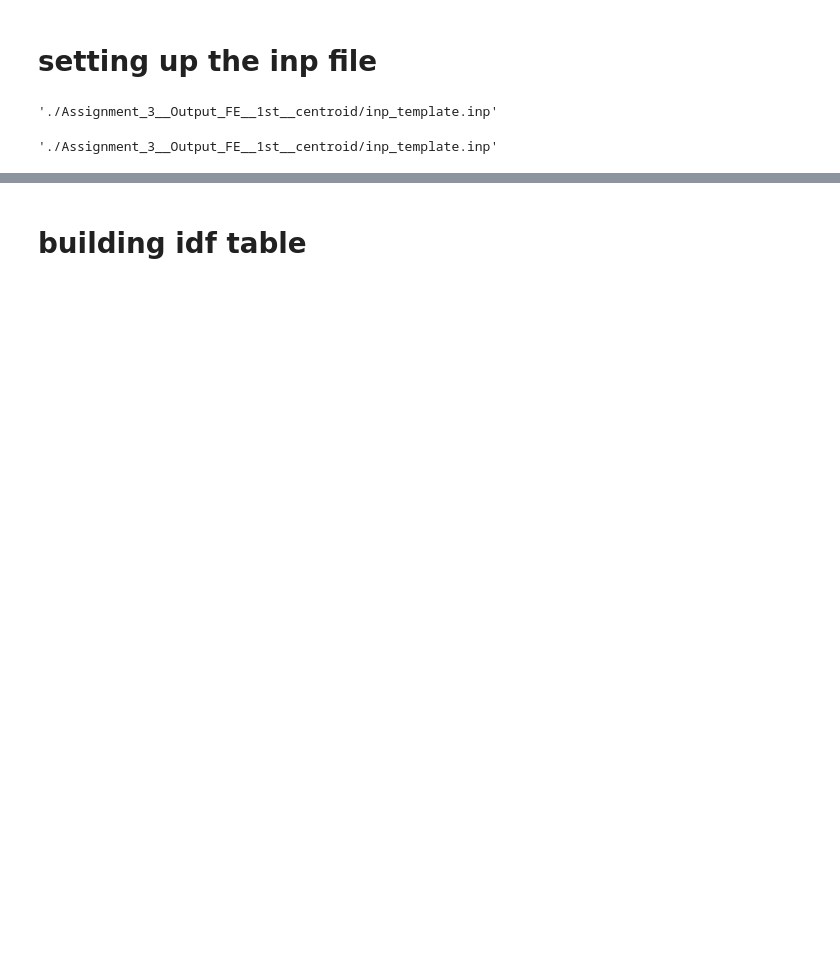
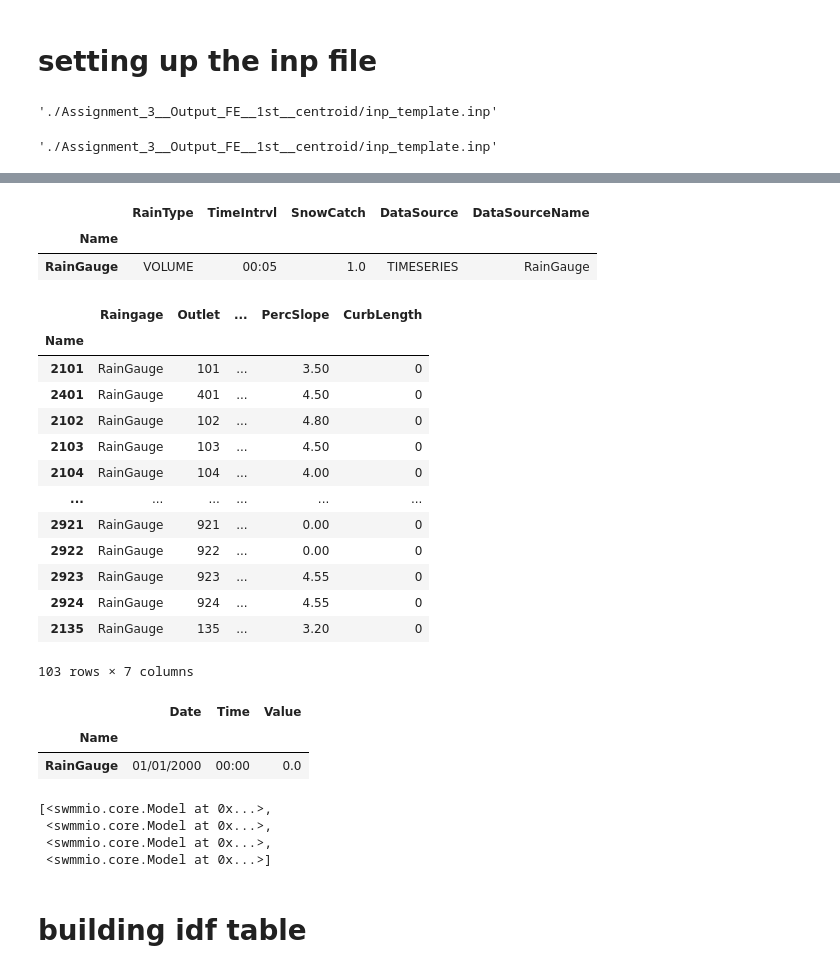
Before and after one commit to Holger-Paxi/Flood_Estimation, a Jupyter notebook: Assignment_3__1st.ipynb, the cells around one changed output, grey strips where cells are left out. Cells and saved outputs as stored; diff of their text form; code cells hidden in the pictures; blank space fills up the shorter version.

```diff
--- a/Assignment_3__1st.ipynb
+++ b/Assignment_3__1st.ipynb
@@ -84,3 +117,61 @@ with open(file=inp_file_path, mode='r+') as fp:
+# %%
+raingauges_inp_file = swmmio.utils.dataframes.dataframe_from_inp(inp_path=inp_file_path, section='[RAINGAGES]')
+raingauges_inp_file = raingauges_inp_file.iloc[:1]
+raingauges_inp_file.index = pd.Index(data=[timeseries_name], name='Name')
+raingauges_inp_file.at[timeseries_name, 'TimeIntrvl'] = str(pd.Timedelta(minutes=5)).split(sep=' ')[-1].rsplit(sep=':', maxsplit=1)[0]
+raingauges_inp_file.at[timeseries_name, 'DataSourceName'] = timeseries_name
+
+raingauges_inp_file
+# %% [output]
+|  | RainType | TimeIntrvl | SnowCatch | DataSource | DataSourceName |
+| Name |  |  |  |  |  |
+| RainGauge | VOLUME | 00:05 | 1.0 | TIMESERIES | RainGauge |
+# %%
+subcatchments_inp_file = swmmio.utils.dataframes.dataframe_from_inp(inp_path=inp_file_path, section='[SUBCATCHMENTS]')
+subcatchments_inp_file.Raingage = timeseries_name
+
+subcatchments_inp_file
+# %% [output]
+|  | Raingage | Outlet | ... | PercSlope | CurbLength |
+| Name |  |  |  |  |  |
+| 2101 | RainGauge | 101 | ... | 3.50 | 0 |
+| 2401 | RainGauge | 401 | ... | 4.50 | 0 |
+| 2102 | RainGauge | 102 | ... | 4.80 | 0 |
+| 2103 | RainGauge | 103 | ... | 4.50 | 0 |
+| 2104 | RainGauge | 104 | ... | 4.00 | 0 |
+| ... | ... | ... | ... | ... | ... |
+| 2921 | RainGauge | 921 | ... | 0.00 | 0 |
+| 2922 | RainGauge | 922 | ... | 0.00 | 0 |
+| 2923 | RainGauge | 923 | ... | 4.55 | 0 |
+| 2924 | RainGauge | 924 | ... | 4.55 | 0 |
+| 2135 | RainGauge | 135 | ... | 3.20 | 0 |
+103 rows × 7 columns
+# %%
+timeseries_inp_file = swmmio.utils.dataframes.dataframe_from_inp(inp_path=inp_file_path, section='[TIMESERIES]')
+timeseries_inp_file.reset_index(inplace=True)
+timeseries_inp_file.drop(index=timeseries_inp_file.index[1:], inplace=True)
+timeseries_inp_file.at[0, 'Name'] = timeseries_name
+timeseries_inp_file.set_index(keys='Name', inplace=True)
+timeseries_inp_file.at[timeseries_name, 'Date'] = simulation_starting_time.strftime(format='%m/%d/%Y')
+timeseries_inp_file.at[timeseries_name, 'Time'] = simulation_starting_time.strftime(format='%H:%M')
+timeseries_inp_file.at[timeseries_name, 'Value'] = 0.0
+
+timeseries_inp_file
+# %% [output]
+|  | Date | Time | Value |
+| Name |  |  |  |
+| RainGauge | 01/01/2000 | 00:00 | 0.0 |
+# %%
+[swmmio.utils.modify_model.replace_inp_section(inp_path=inp_file_path, modified_section_header=ind1, new_data=ind2)
+for ind1, ind2 in zip(
+    ['[OPTIONS]', '[RAINGAGES]', '[SUBCATCHMENTS]', '[TIMESERIES]'],
+    [options_inp_file, raingauges_inp_file, subcatchments_inp_file, timeseries_inp_file]
+    )]
+# %% [output]
+[<swmmio.core.Model at 0x...>,
+ <swmmio.core.Model at 0x...>,
+ <swmmio.core.Model at 0x...>,
+ <swmmio.core.Model at 0x...>]
 # %% [markdown]
 # building idf table
 # %%
```
Also changed, not shown: parts of 82 cells of this notebook, 2 other files.
